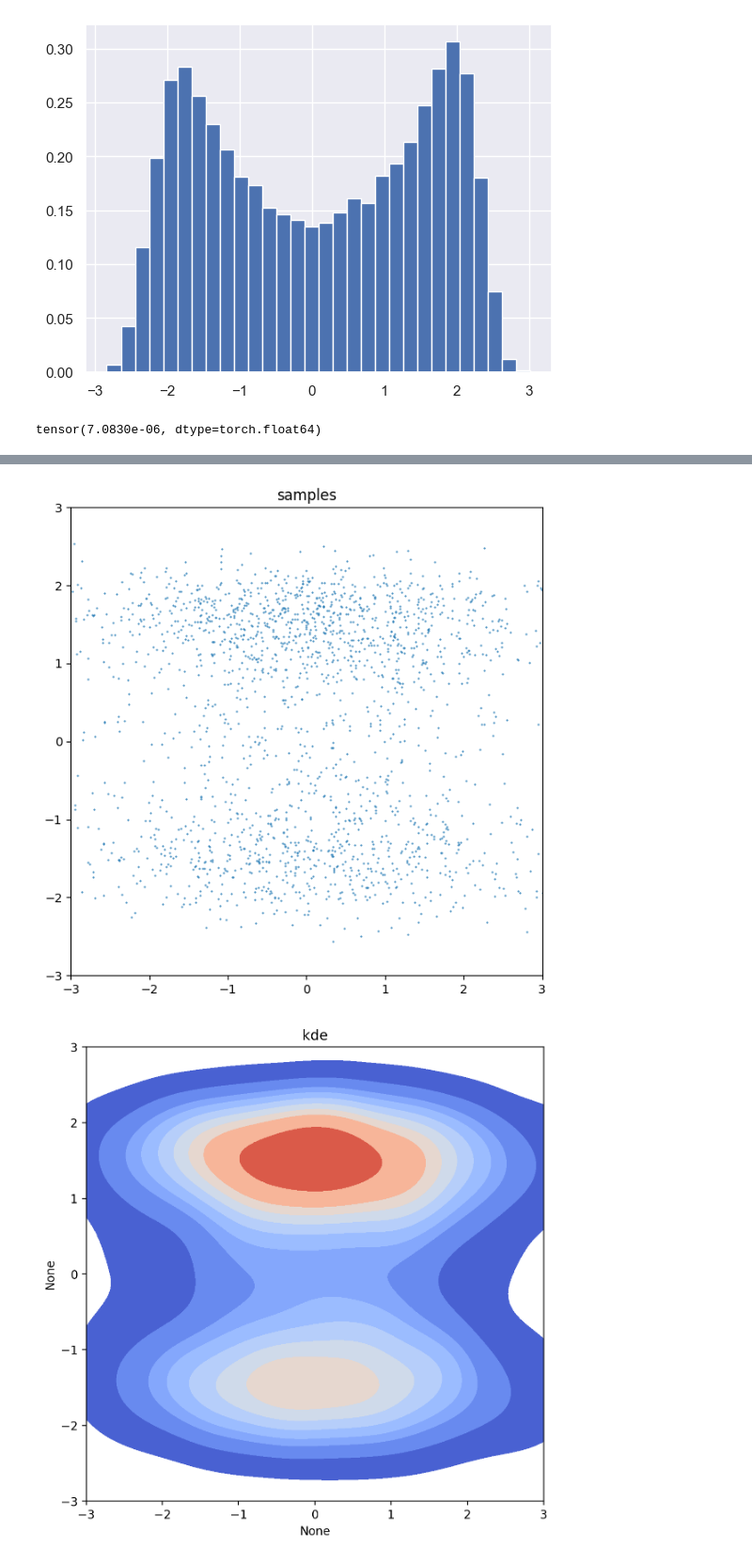
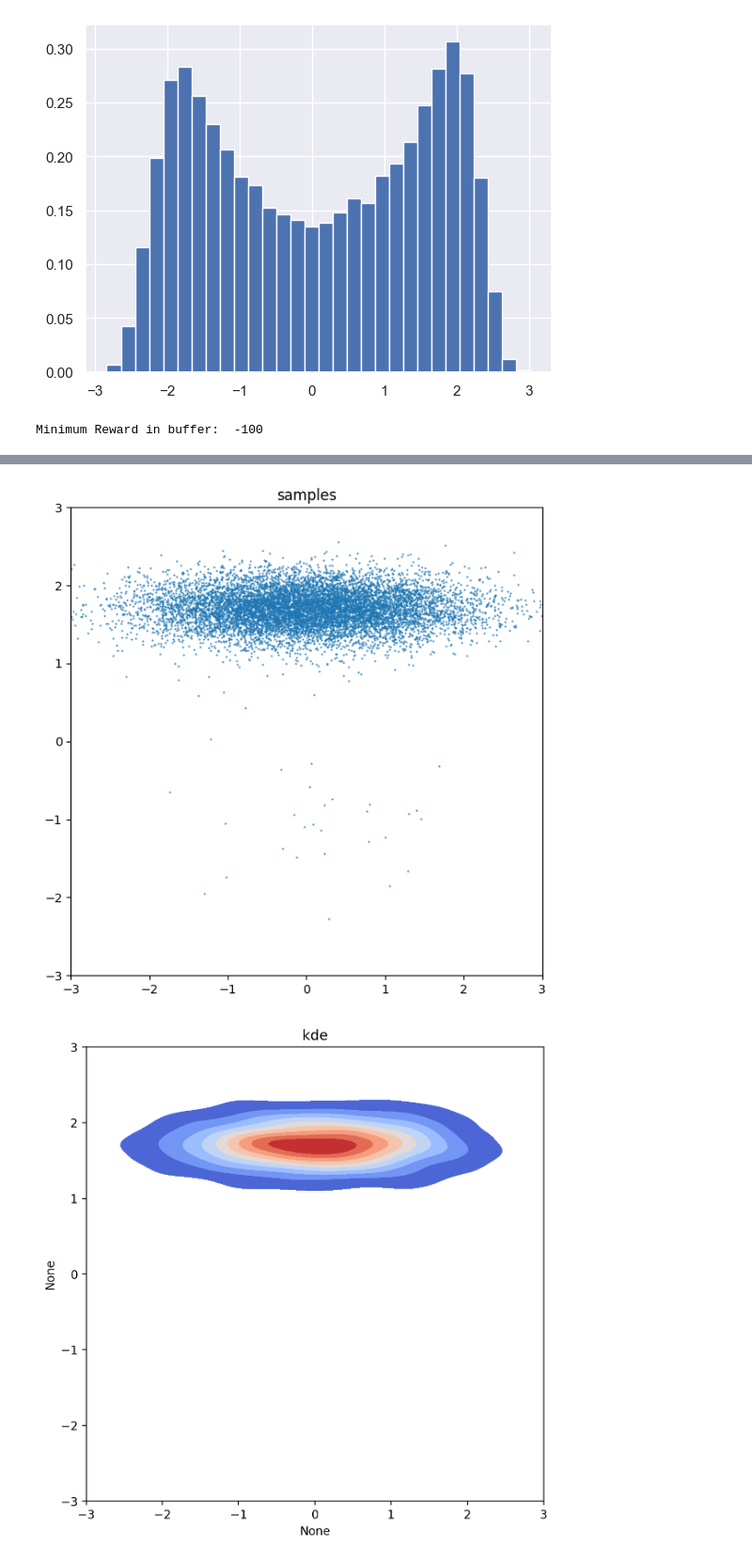
Before and after one commit to umkiyoung/ResetBufferGFN, a Jupyter notebook: energy_sampling/tester.ipynb, the cells around one changed output, grey strips where cells are left out. Shown at 94% size. Cells and saved outputs as stored; diff of their text form; code cells hidden in the pictures.

```diff
--- a/energy_sampling/tester.ipynb
+++ b/energy_sampling/tester.ipynb
@@ -43,2 +13,0 @@ indices
-# %%
-samples, _ = buffer.sample(6000)
@@ -62,2 +14,2 @@ buffer.save_buffer('/home/uky/repos_python/Research/gfn-diffusion/unified_traini
 # %%
-buffer.real_size
+buffer.set_prioritization()
@@ -211,10 +80,7 @@ sampled_indices = np.random.choice(len(intrinsic_rewards), 100, p=x, replace=Fal
-# %%
-torch.softmax(-intrinsic_rewards, dim=0).max()
-# %% [output]
-tensor(7.0830e-06, dtype=torch.float64)
-# %%
-buffer.load_buffer('/home/uky/repos_python/Research/gfn-diffusion/unified_training/38/buffer/many_well/buffer_15000.npy')
-samples = buffer.buffer
+# %%
+samples, _ = buffer.sample(10000)
+# %% [output]
+Minimum Reward in buffer:  -100
 # %%
-plot_step(energy, energy_name, torch.tensor(buffer.buffer[np.array(top_20000reward_idx)]).to('cuda'))
+plot_step(energy, energy_name, torch.tensor(samples).to('cuda'))
 # %% [output]
@@ -224,2 +90,2 @@ plot_step(energy, energy_name, torch.tensor(buffer.buffer[np.array(top_20000rewa
-[figure, old version]
+[figure, new version]
-[figure, old version]
+[figure, new version]
```
Also changed, not shown: parts of 39 cells of this notebook.
